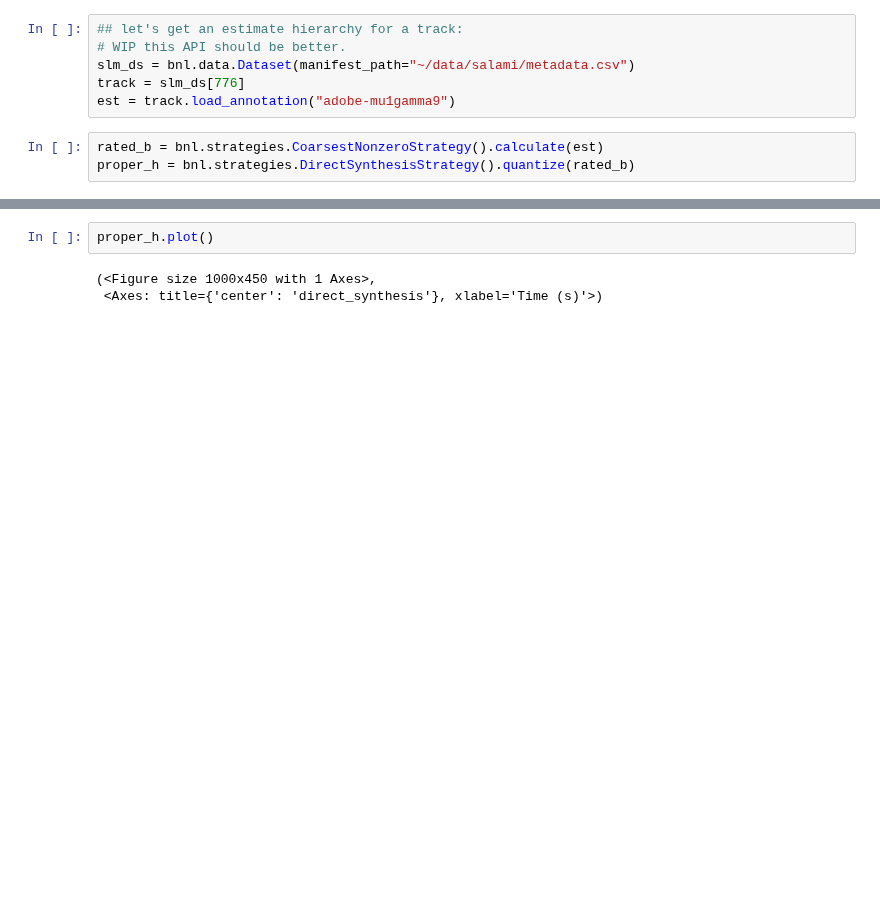
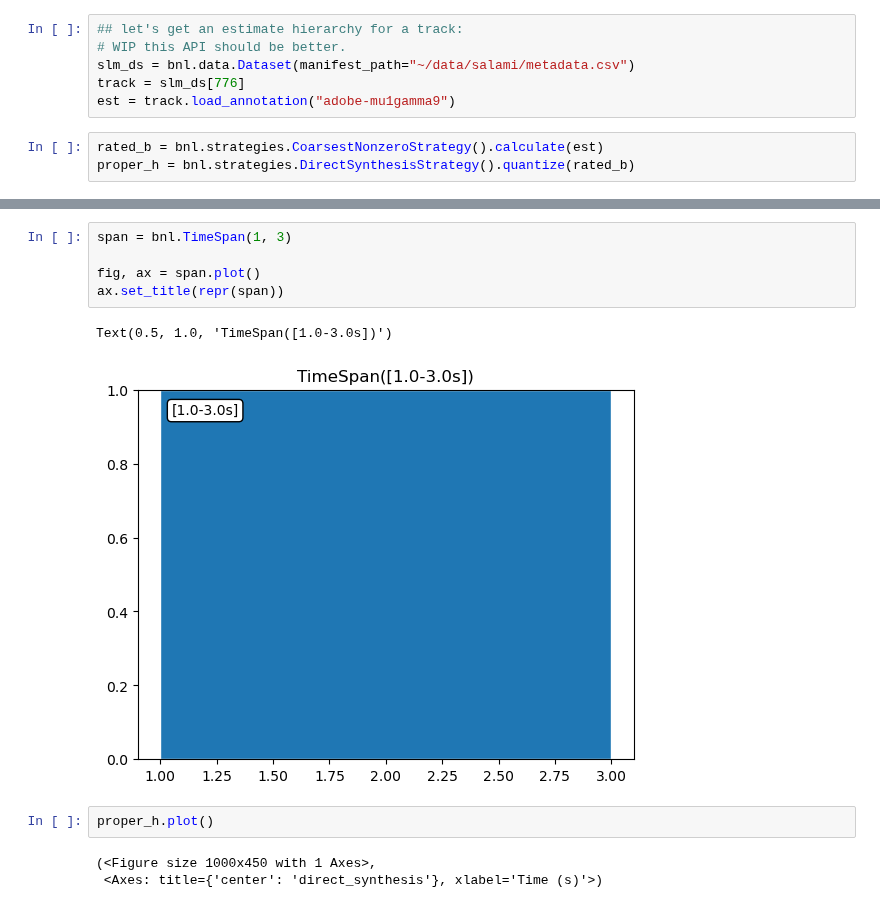
Before and after one commit to tomxi/bnl, a Jupyter notebook: notebooks/development.ipynb, the cells around one changed output, grey strips where cells are left out. Saved outputs shown, nothing was run; the diff lists cells and outputs as text; blank space fills up the shorter version.

```diff
--- a/notebooks/development.ipynb
+++ b/notebooks/development.ipynb
@@ -34,3 +38,11 @@ est.plot()
+# %%
+span = bnl.TimeSpan(1, 3)
+
+fig, ax = span.plot()
+ax.set_title(repr(span))
+# %% [output]
+Text(0.5, 1.0, 'TimeSpan([1.0-3.0s])')
+[figure, added]
 # %%
 proper_h.plot()
 # %% [output]
```
Also changed, not shown: parts of 2 cells of this notebook, 2 other files.
